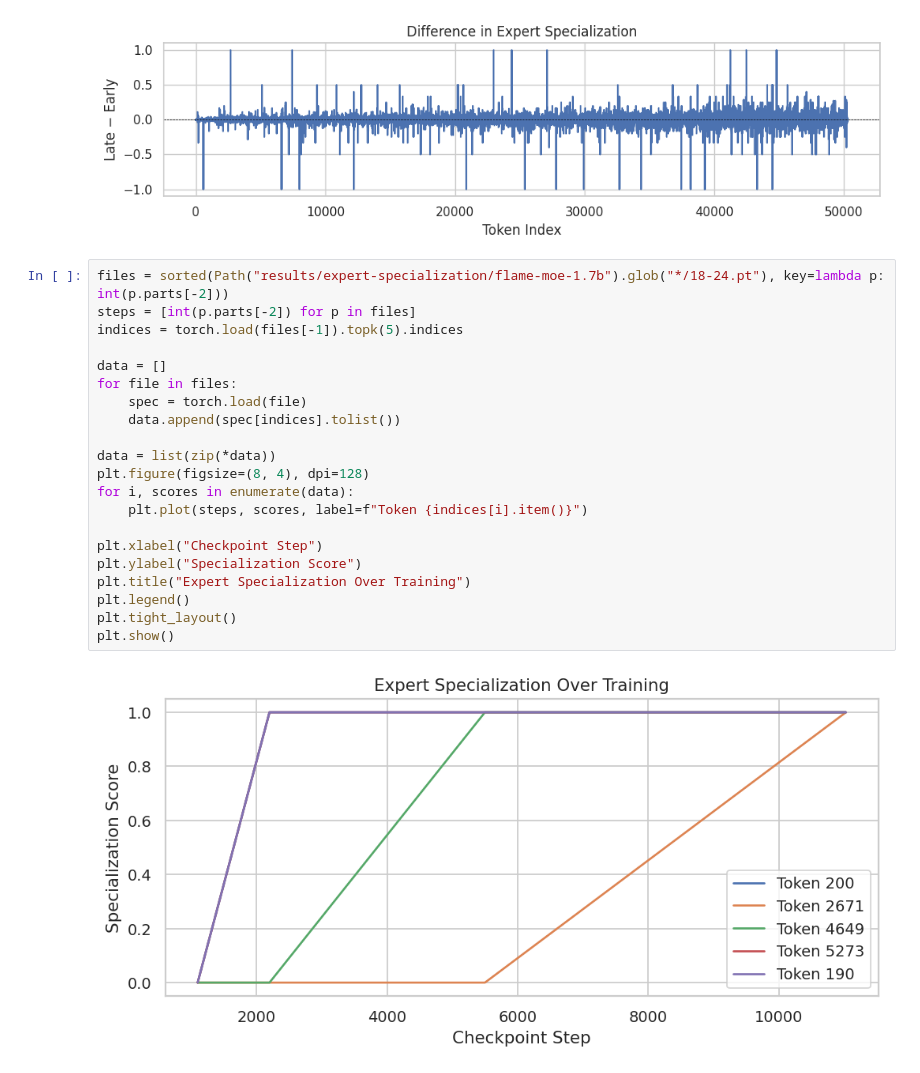
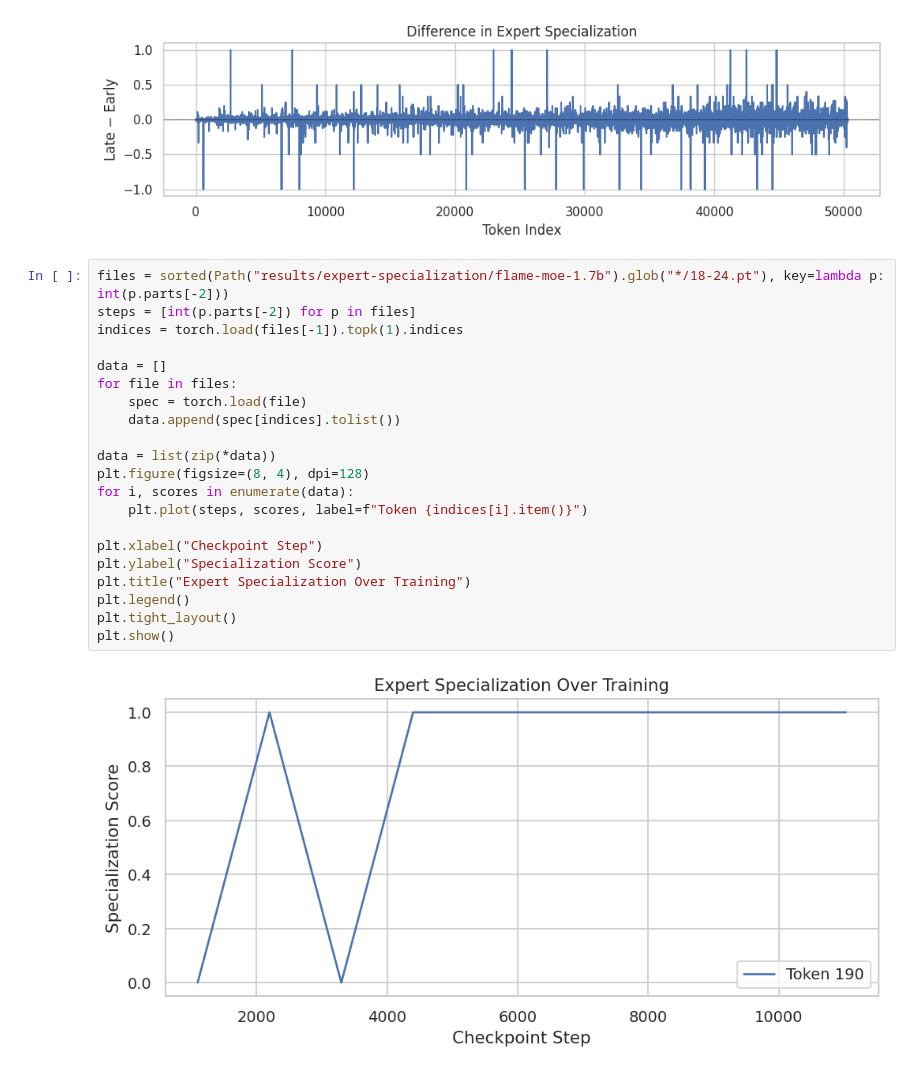
Before and after one commit to cmu-flame/FLAME-MoE, a Jupyter notebook: empirical_analysis/plot/expert_specialization.ipynb, the cells around one changed output. Cells and saved outputs as stored; diff of their text form.

```diff
--- a/empirical_analysis/plot/expert_specialization.ipynb
+++ b/empirical_analysis/plot/expert_specialization.ipynb
@@ -67,23 +67,23 @@ plot_specialization_difference(spec1, spec2)
 # %%
 files = sorted(Path("results/expert-specialization/flame-moe-1.7b").glob("*/18-24.pt"), key=lambda p: int(p.parts[-2]))
 steps = [int(p.parts[-2]) for p in files]
-indices = torch.load(files[-1]).topk(5).indices
+indices = torch.load(files[-1]).topk(1).indices
 
 data = []
 for file in files:
     spec = torch.load(file)
     data.append(spec[indices].tolist())
 
 data = list(zip(*data))
 plt.figure(figsize=(8, 4), dpi=128)
 for i, scores in enumerate(data):
     plt.plot(steps, scores, label=f"Token {indices[i].item()}")
 
 plt.xlabel("Checkpoint Step")
 plt.ylabel("Specialization Score")
 plt.title("Expert Specialization Over Training")
 plt.legend()
 plt.tight_layout()
 plt.show()
 # %% [output]
-[figure, old version]
+[figure, new version]
```
Also changed, not shown: 1 other file.
